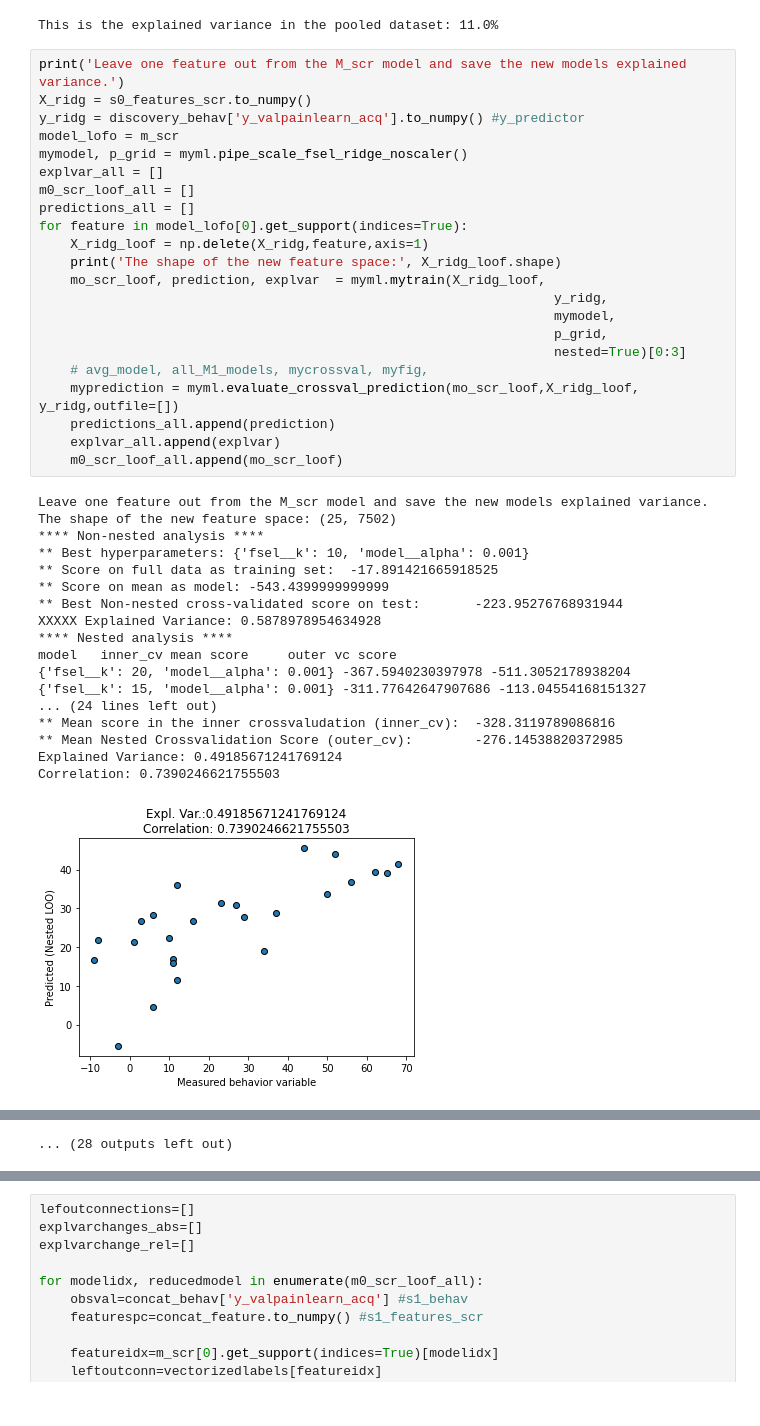
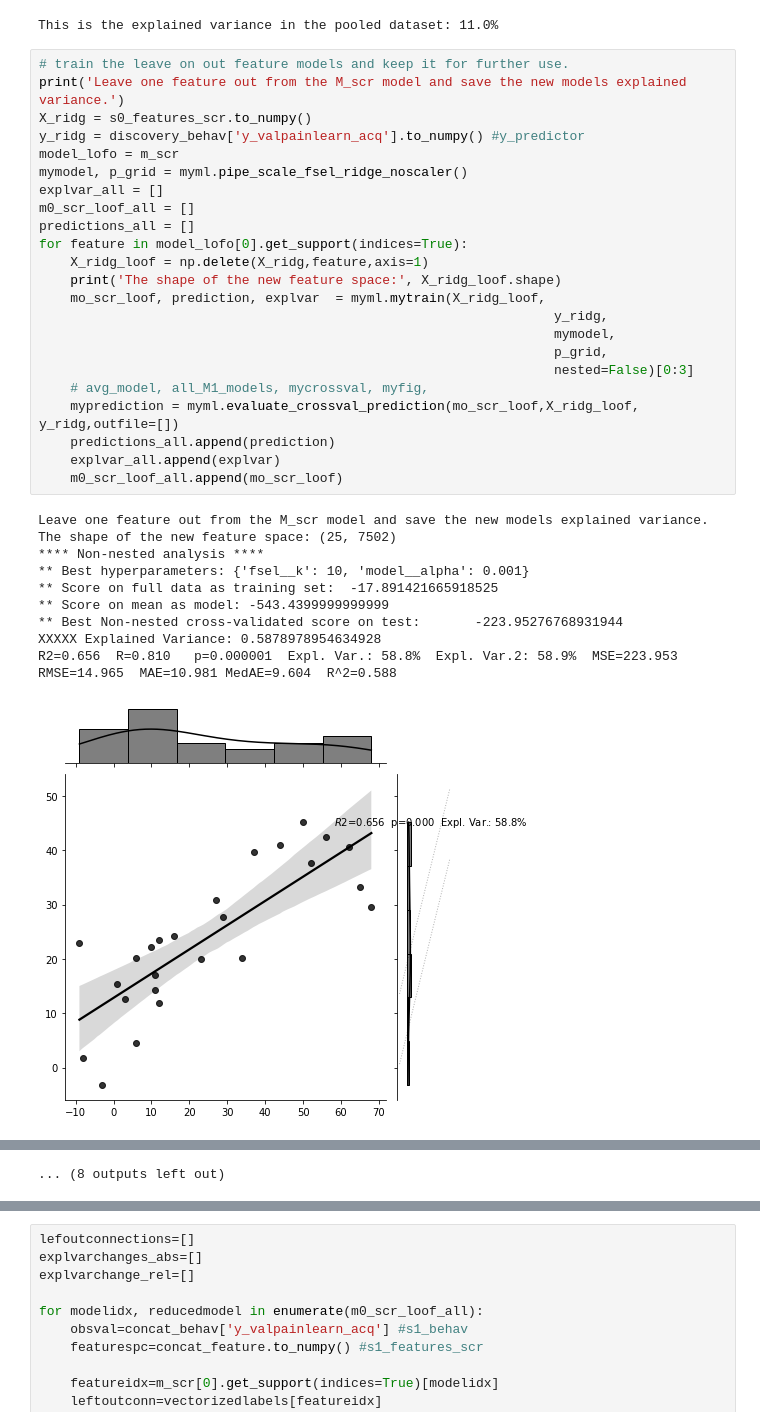
Before and after one commit to kincsesbalint/paintone_rsn, a Jupyter notebook: notebooks/exclusionloss.ipynb, the cells around one changed output, grey strips where cells are left out. Drawn from its saved outputs; the diff is of its cells as text.

Commit message:
less text in the output of the code

```diff
--- a/notebooks/exclusionloss.ipynb
+++ b/notebooks/exclusionloss.ipynb
@@ -145,43 +143,36 @@ print('This is the explained variance in the pooled dataset: '+ str(round(r2_ori
 # %% [output]
 This is the explained variance in the pooled dataset: 11.0%
 # %%
+# train the leave on out feature models and keep it for further use.
 print('Leave one feature out from the M_scr model and save the new models explained variance.')
 X_ridg = s0_features_scr.to_numpy()
 y_ridg = discovery_behav['y_valpainlearn_acq'].to_numpy() #y_predictor
 model_lofo = m_scr
 mymodel, p_grid = myml.pipe_scale_fsel_ridge_noscaler()
 explvar_all = []
 m0_scr_loof_all = []
 predictions_all = []
 for feature in model_lofo[0].get_support(indices=True):
     X_ridg_loof = np.delete(X_ridg,feature,axis=1)
     print('The shape of the new feature space:', X_ridg_loof.shape)
     mo_scr_loof, prediction, explvar  = myml.mytrain(X_ridg_loof,
                                                                   y_ridg,
                                                                   mymodel,
                                                                   p_grid,
-                                                                  nested=True)[0:3]
+                                                                  nested=False)[0:3]
     # avg_model, all_M1_models, mycrossval, myfig,
     myprediction = myml.evaluate_crossval_prediction(mo_scr_loof,X_ridg_loof, y_ridg,outfile=[])
     predictions_all.append(prediction)
     explvar_all.append(explvar)
     m0_scr_loof_all.append(mo_scr_loof)
 # %% [output]
 Leave one feature out from the M_scr model and save the new models explained variance.
 The shape of the new feature space: (25, 7502)
 **** Non-nested analysis ****
 ** Best hyperparameters: {'fsel__k': 10, 'model__alpha': 0.001}
 ** Score on full data as training set:  -17.891421665918525
 ** Score on mean as model: -543.4399999999999
 ** Best Non-nested cross-validated score on test:       -223.95276768931944
 XXXXX Explained Variance: 0.5878978954634928
-**** Nested analysis ****
-model   inner_cv mean score     outer vc score
-{'fsel__k': 20, 'model__alpha': 0.001} -367.5940230397978 -511.3052178938204
-{'fsel__k': 15, 'model__alpha': 0.001} -311.77642647907686 -113.04554168151327
-... (24 lines left out)
-** Mean score in the inner crossvaludation (inner_cv):  -328.3119789086816
-** Mean Nested Crossvalidation Score (outer_cv):        -276.14538820372985
-Explained Variance: 0.49185671241769124
-Correlation: 0.7390246621755503
+R2=0.656  R=0.810   p=0.000001  Expl. Var.: 58.8%  Expl. Var.2: 58.9%  MSE=223.953 RMSE=14.965  MAE=10.981 MedAE=9.604  R^2=0.588
-[figure, old version]
+[figure, new version]
@@ -230,2 +224,2 @@ R2=0.542  R=0.736   p=0.000027  Expl. Var.: 50.6%  Expl. Var.2: 50.9%  MSE=268.4
-... (28 outputs left out)
+... (8 outputs left out)
 # %%
```
Also changed, not shown: parts of 11 cells of this notebook, 6 other files.
